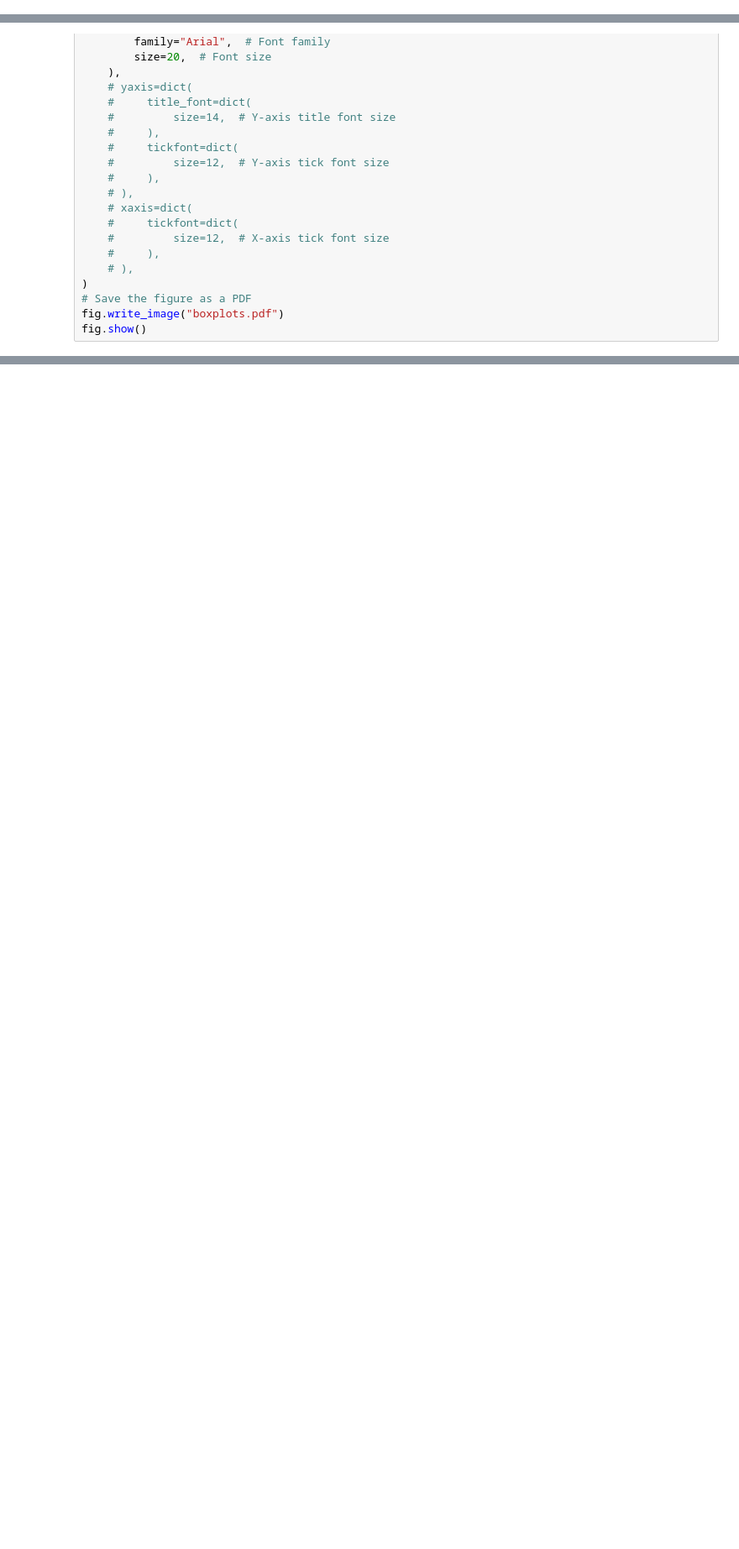
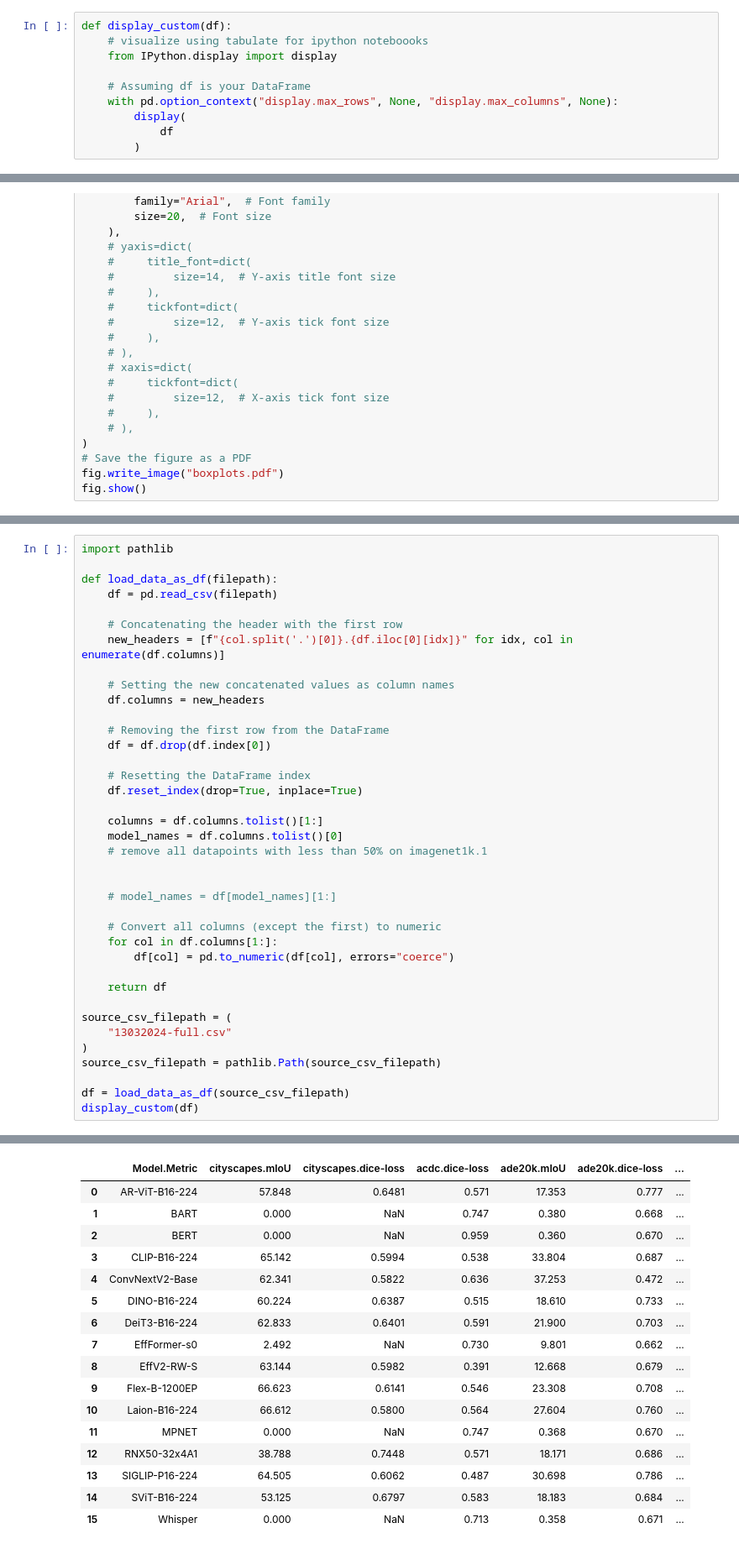
Before and after one commit to AntreasAntoniou/GATE, a Jupyter notebook: notebooks/analysis3.ipynb, the cells around one changed output, grey strips where cells are left out. Shown: that part at 84% size. Drawn from its saved outputs; the diff is of its cells as text; blank space fills up the shorter version.

```diff
--- a/notebooks/analysis3.ipynb
+++ b/notebooks/analysis3.ipynb
@@ -6,6 +6,16 @@ import seaborn as sns
 
 # Load your dataset
 data = pd.read_csv('/Users/antreasantoniou/Downloads/gate-evolve-output.csv')
+# %%
+def display_custom(df):
+    # visualize using tabulate for ipython noteboooks
+    from IPython.display import display
+
+    # Assuming df is your DataFrame
+    with pd.option_context("display.max_rows", None, "display.max_columns", None):
+        display(
+            df
+        )
 # %%
 # Initialize a DataFrame to store the simulated data
 sim_data = pd.DataFrame()
@@ -106,0 +171,39 @@ fig.show()
+# %%
+import pathlib
+
+def load_data_as_df(filepath):
+    df = pd.read_csv(filepath)
+
+    # Concatenating the header with the first row
+    new_headers = [f"{col.split('.')[0]}.{df.iloc[0][idx]}" for idx, col in enumerate(df.columns)]
+
+    # Setting the new concatenated values as column names
+    df.columns = new_headers
+
+    # Removing the first row from the DataFrame
+    df = df.drop(df.index[0])
+
+    # Resetting the DataFrame index
+    df.reset_index(drop=True, inplace=True)
+
+    columns = df.columns.tolist()[1:]
+    model_names = df.columns.tolist()[0]
+    # remove all datapoints with less than 50% on imagenet1k.1
+
+
+    # model_names = df[model_names][1:]
+
+    # Convert all columns (except the first) to numeric
+    for col in df.columns[1:]:
+        df[col] = pd.to_numeric(df[col], errors="coerce")
+
+    return df
+
+source_csv_filepath = (
+    "13032024-full.csv"
+)
+source_csv_filepath = pathlib.Path(source_csv_filepath)
+
+df = load_data_as_df(source_csv_filepath)
+display_custom(df)
+# %% [output]
@@ -106,0 +211,17 @@ fig.show()
+|  | Model.Metric | cityscapes.mIoU | cityscapes.dice-loss | acdc.dice-loss | ade20k.mIoU | ade20k.dice-loss | ... |
+| 0 | AR-ViT-B16-224 | 57.848 | 0.6481 | 0.571 | 17.353 | 0.777 | ... |
+| 1 | BART | 0.000 | NaN | 0.747 | 0.380 | 0.668 | ... |
+| 2 | BERT | 0.000 | NaN | 0.959 | 0.360 | 0.670 | ... |
+| 3 | CLIP-B16-224 | 65.142 | 0.5994 | 0.538 | 33.804 | 0.687 | ... |
+| 4 | ConvNextV2-Base | 62.341 | 0.5822 | 0.636 | 37.253 | 0.472 | ... |
+| 5 | DINO-B16-224 | 60.224 | 0.6387 | 0.515 | 18.610 | 0.733 | ... |
+| 6 | DeiT3-B16-224 | 62.833 | 0.6401 | 0.591 | 21.900 | 0.703 | ... |
+| 7 | EffFormer-s0 | 2.492 | NaN | 0.730 | 9.801 | 0.662 | ... |
+| 8 | EffV2-RW-S | 63.144 | 0.5982 | 0.391 | 12.668 | 0.679 | ... |
+| 9 | Flex-B-1200EP | 66.623 | 0.6141 | 0.546 | 23.308 | 0.708 | ... |
+| 10 | Laion-B16-224 | 66.612 | 0.5800 | 0.564 | 27.604 | 0.760 | ... |
+| 11 | MPNET | 0.000 | NaN | 0.747 | 0.368 | 0.670 | ... |
+| 12 | RNX50-32x4A1 | 38.788 | 0.7448 | 0.571 | 18.171 | 0.686 | ... |
+| 13 | SIGLIP-P16-224 | 64.505 | 0.6062 | 0.487 | 30.698 | 0.786 | ... |
+| 14 | SViT-B16-224 | 53.125 | 0.6797 | 0.583 | 18.183 | 0.684 | ... |
+| 15 | Whisper | 0.000 | NaN | 0.713 | 0.358 | 0.671 | ... |
```
Also changed, not shown: parts of 10 cells of this notebook, 1 other file.
